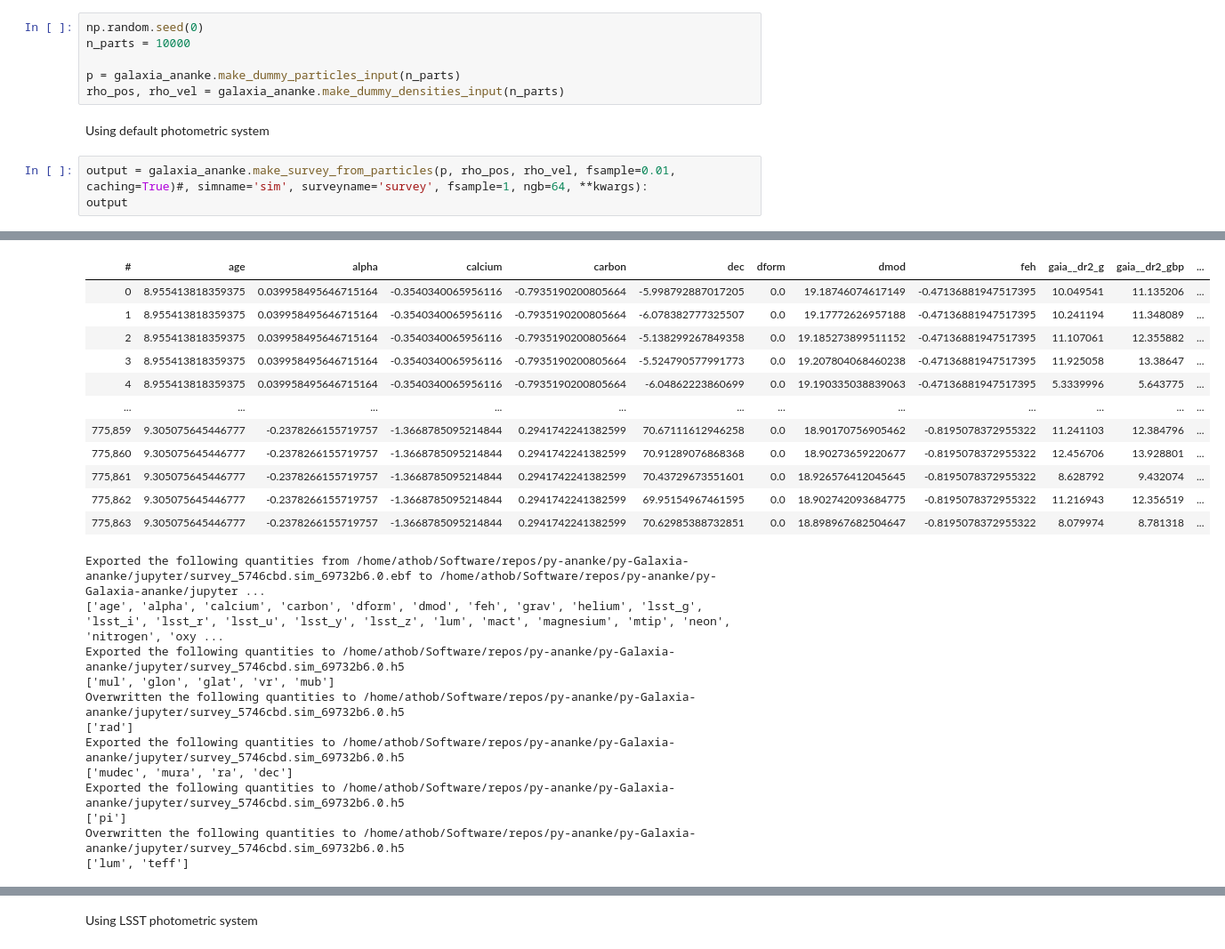
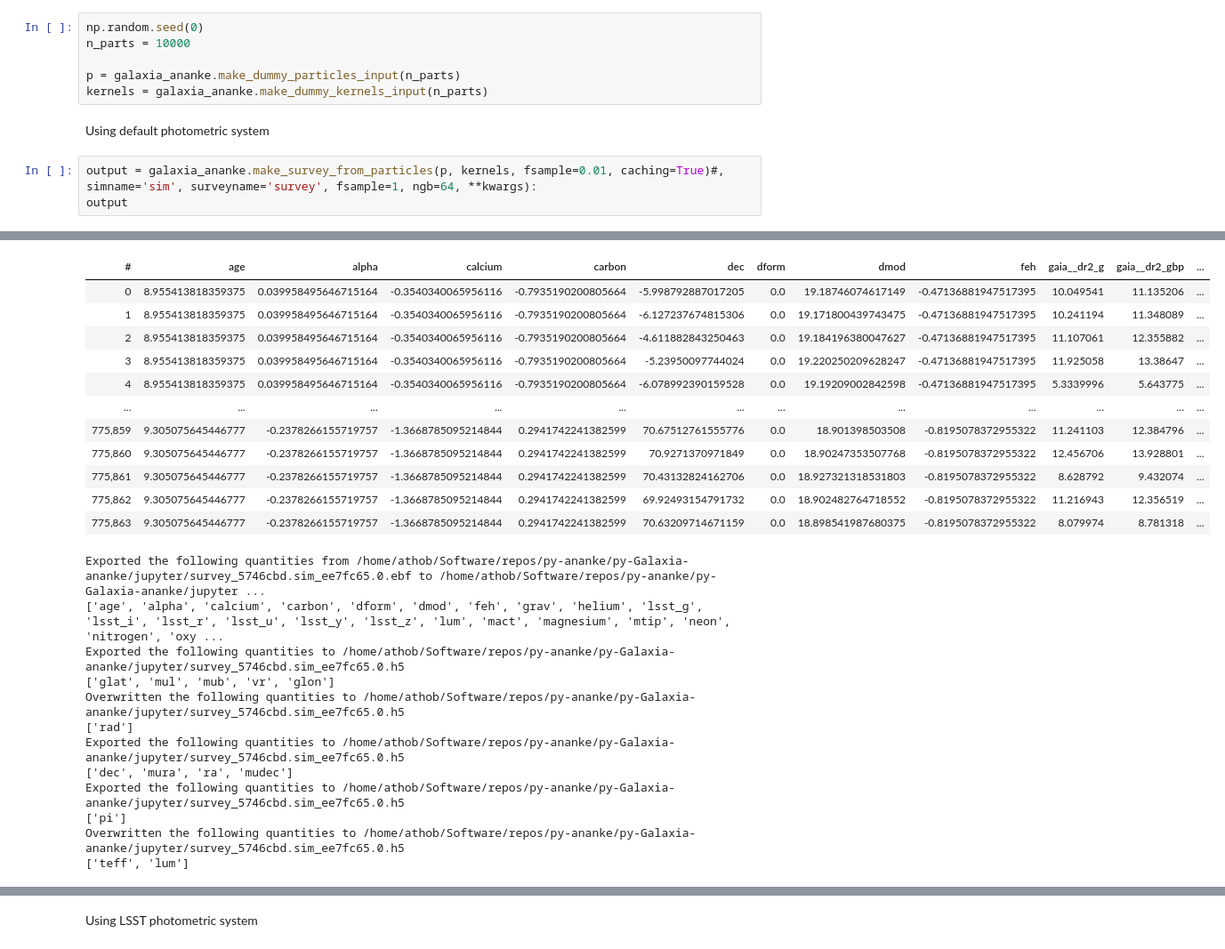
Before and after one commit to athob/py-Galaxia-ananke, a Jupyter notebook: jupyter/testing_Galaxia.ipynb, the cells around one changed output, grey strips where cells are left out. Shown at 89% size. Saved outputs shown, nothing was run; the diff lists cells and outputs as text.

Commit message:
Refactoring entire pipeline to require kernel characteristics instead of densities as input

```diff
--- a/jupyter/testing_Galaxia.ipynb
+++ b/jupyter/testing_Galaxia.ipynb
@@ -23,10 +23,10 @@ np.random.seed(0)
 n_parts = 10000
 
 p = galaxia_ananke.make_dummy_particles_input(n_parts)
-rho_pos, rho_vel = galaxia_ananke.make_dummy_densities_input(n_parts)
+kernels = galaxia_ananke.make_dummy_kernels_input(n_parts)
 # %% [markdown]
 Using default photometric system
 # %%
-output = galaxia_ananke.make_survey_from_particles(p, rho_pos, rho_vel, fsample=0.01, caching=True)#, simname='sim', surveyname='survey', fsample=1, ngb=64, **kwargs):
+output = galaxia_ananke.make_survey_from_particles(p, kernels, fsample=0.01, caching=True)#, simname='sim', surveyname='survey', fsample=1, ngb=64, **kwargs):
 output
 # %% [output]
@@ -53,24 +53,24 @@ Overwritten the following quantities to /home/athob/Software/repos/py-ananke/py-
 | # | age | alpha | calcium | carbon | dec | dform | dmod | feh | gaia__dr2_g | gaia__dr2_gbp | ... |
 | 0 | 8.955413818359375 | 0.039958495646715164 | -0.3540340065956116 | -0.7935190200805664 | -5.998792887017205 | 0.0 | 19.18746074617149 | -0.47136881947517395 | 10.049541 | 11.135206 | ... |
-| 1 | 8.955413818359375 | 0.039958495646715164 | -0.3540340065956116 | -0.7935190200805664 | -6.078382777325507 | 0.0 | 19.17772626957188 | -0.47136881947517395 | 10.241194 | 11.348089 | ... |
-| 2 | 8.955413818359375 | 0.039958495646715164 | -0.3540340065956116 | -0.7935190200805664 | -5.138299267849358 | 0.0 | 19.185273899511152 | -0.47136881947517395 | 11.107061 | 12.355882 | ... |
-| 3 | 8.955413818359375 | 0.039958495646715164 | -0.3540340065956116 | -0.7935190200805664 | -5.524790577991773 | 0.0 | 19.207804068460238 | -0.47136881947517395 | 11.925058 | 13.38647 | ... |
-| 4 | 8.955413818359375 | 0.039958495646715164 | -0.3540340065956116 | -0.7935190200805664 | -6.04862223860699 | 0.0 | 19.190335038839063 | -0.47136881947517395 | 5.3339996 | 5.643775 | ... |
+| 1 | 8.955413818359375 | 0.039958495646715164 | -0.3540340065956116 | -0.7935190200805664 | -6.127237674815306 | 0.0 | 19.171800439743475 | -0.47136881947517395 | 10.241194 | 11.348089 | ... |
+| 2 | 8.955413818359375 | 0.039958495646715164 | -0.3540340065956116 | -0.7935190200805664 | -4.611882843250463 | 0.0 | 19.184196380047627 | -0.47136881947517395 | 11.107061 | 12.355882 | ... |
+| 3 | 8.955413818359375 | 0.039958495646715164 | -0.3540340065956116 | -0.7935190200805664 | -5.23950097744024 | 0.0 | 19.220250209628247 | -0.47136881947517395 | 11.925058 | 13.38647 | ... |
+| 4 | 8.955413818359375 | 0.039958495646715164 | -0.3540340065956116 | -0.7935190200805664 | -6.078992390159528 | 0.0 | 19.19209002842598 | -0.47136881947517395 | 5.3339996 | 5.643775 | ... |
 | ... | ... | ... | ... | ... | ... | ... | ... | ... | ... | ... | ... |
-| 775,859 | 9.305075645446777 | -0.2378266155719757 | -1.3668785095214844 | 0.2941742241382599 | 70.67111612946258 | 0.0 | 18.90170756905462 | -0.8195078372955322 | 11.241103 | 12.384796 | ... |
-| 775,860 | 9.305075645446777 | -0.2378266155719757 | -1.3668785095214844 | 0.2941742241382599 | 70.91289076868368 | 0.0 | 18.90273659220677 | -0.8195078372955322 | 12.456706 | 13.928801 | ... |
-| 775,861 | 9.305075645446777 | -0.2378266155719757 | -1.3668785095214844 | 0.2941742241382599 | 70.43729673551601 | 0.0 | 18.926576412045645 | -0.8195078372955322 | 8.628792 | 9.432074 | ... |
-| 775,862 | 9.305075645446777 | -0.2378266155719757 | -1.3668785095214844 | 0.2941742241382599 | 69.95154967461595 | 0.0 | 18.902742093684775 | -0.8195078372955322 | 11.216943 | 12.356519 | ... |
-| 775,863 | 9.305075645446777 | -0.2378266155719757 | -1.3668785095214844 | 0.2941742241382599 | 70.62985388732851 | 0.0 | 18.898967682504647 | -0.8195078372955322 | 8.079974 | 8.781318 | ... |
+| 775,859 | 9.305075645446777 | -0.2378266155719757 | -1.3668785095214844 | 0.2941742241382599 | 70.67512761555776 | 0.0 | 18.901398503508 | -0.8195078372955322 | 11.241103 | 12.384796 | ... |
+| 775,860 | 9.305075645446777 | -0.2378266155719757 | -1.3668785095214844 | 0.2941742241382599 | 70.9271370971849 | 0.0 | 18.90247353507768 | -0.8195078372955322 | 12.456706 | 13.928801 | ... |
+| 775,861 | 9.305075645446777 | -0.2378266155719757 | -1.3668785095214844 | 0.2941742241382599 | 70.43132824162706 | 0.0 | 18.927321318531803 | -0.8195078372955322 | 8.628792 | 9.432074 | ... |
+| 775,862 | 9.305075645446777 | -0.2378266155719757 | -1.3668785095214844 | 0.2941742241382599 | 69.92493154791732 | 0.0 | 18.902482764718552 | -0.8195078372955322 | 11.216943 | 12.356519 | ... |
+| 775,863 | 9.305075645446777 | -0.2378266155719757 | -1.3668785095214844 | 0.2941742241382599 | 70.63209714671159 | 0.0 | 18.898541987680375 | -0.8195078372955322 | 8.079974 | 8.781318 | ... |
-Exported the following quantities from /home/athob/Software/repos/py-ananke/py-Galaxia-ananke/jupyter/survey_5746cbd.sim_69732b6.0.ebf to /home/athob/Software/repos/py-ananke/py-Galaxia-ananke/jupyter ...
+Exported the following quantities from /home/athob/Software/repos/py-ananke/py-Galaxia-ananke/jupyter/survey_5746cbd.sim_ee7fc65.0.ebf to /home/athob/Software/repos/py-ananke/py-Galaxia-ananke/jupyter ...
 ['age', 'alpha', 'calcium', 'carbon', 'dform', 'dmod', 'feh', 'grav', 'helium', 'lsst_g', 'lsst_i', 'lsst_r', 'lsst_u', 'lsst_y', 'lsst_z', 'lum', 'mact', 'magnesium', 'mtip', 'neon', 'nitrogen', 'oxy ...
-Exported the following quantities to /home/athob/Software/repos/py-ananke/py-Galaxia-ananke/jupyter/survey_5746cbd.sim_69732b6.0.h5
-['mul', 'glon', 'glat', 'vr', 'mub']
-Overwritten the following quantities to /home/athob/Software/repos/py-ananke/py-Galaxia-ananke/jupyter/survey_5746cbd.sim_69732b6.0.h5
+Exported the following quantities to /home/athob/Software/repos/py-ananke/py-Galaxia-ananke/jupyter/survey_5746cbd.sim_ee7fc65.0.h5
+['glat', 'mul', 'mub', 'vr', 'glon']
+Overwritten the following quantities to /home/athob/Software/repos/py-ananke/py-Galaxia-ananke/jupyter/survey_5746cbd.sim_ee7fc65.0.h5
 ['rad']
-Exported the following quantities to /home/athob/Software/repos/py-ananke/py-Galaxia-ananke/jupyter/survey_5746cbd.sim_69732b6.0.h5
-['mudec', 'mura', 'ra', 'dec']
-Exported the following quantities to /home/athob/Software/repos/py-ananke/py-Galaxia-ananke/jupyter/survey_5746cbd.sim_69732b6.0.h5
+Exported the following quantities to /home/athob/Software/repos/py-ananke/py-Galaxia-ananke/jupyter/survey_5746cbd.sim_ee7fc65.0.h5
+['dec', 'mura', 'ra', 'mudec']
+Exported the following quantities to /home/athob/Software/repos/py-ananke/py-Galaxia-ananke/jupyter/survey_5746cbd.sim_ee7fc65.0.h5
 ['pi']
-Overwritten the following quantities to /home/athob/Software/repos/py-ananke/py-Galaxia-ananke/jupyter/survey_5746cbd.sim_69732b6.0.h5
-['lum', 'teff']
+Overwritten the following quantities to /home/athob/Software/repos/py-ananke/py-Galaxia-ananke/jupyter/survey_5746cbd.sim_ee7fc65.0.h5
+['teff', 'lum']
```
Also changed, not shown: parts of 4 cells of this notebook, 3 other files.
